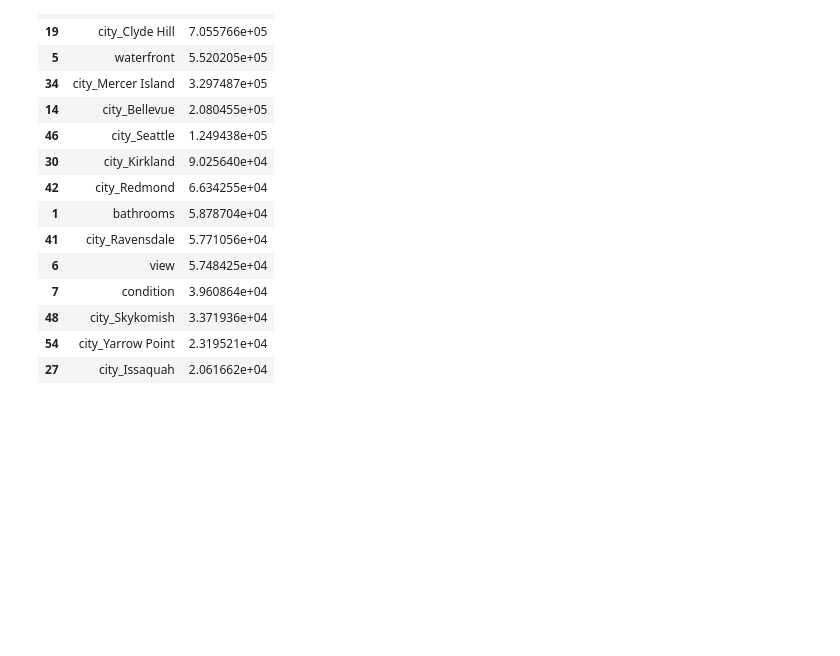
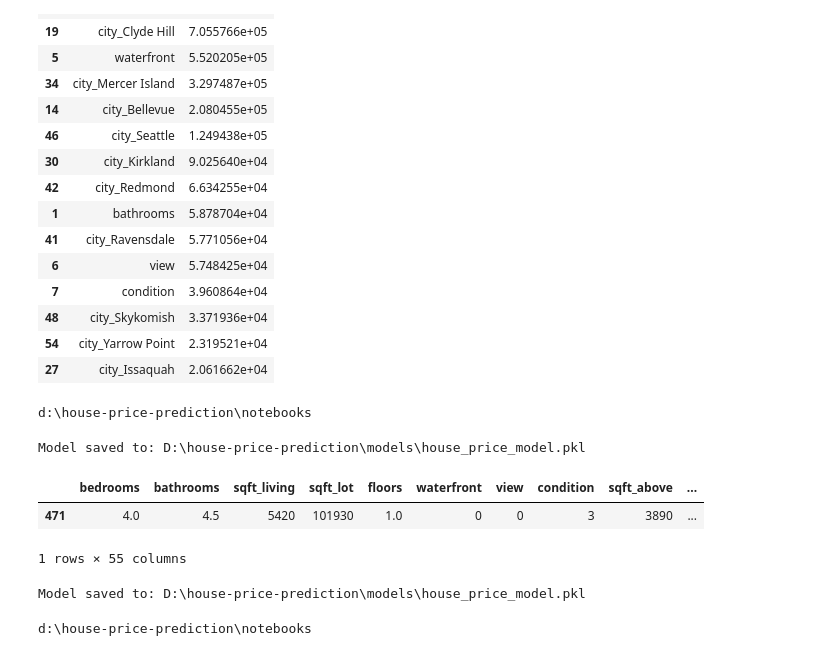
Before and after one commit to eMohan07/house-price-prediction, a Jupyter notebook: notebooks/exploration.ipynb, the cells around one changed output. Saved outputs shown, nothing was run; the diff lists cells and outputs as text; code cells hidden in the pictures; blank space fills up the shorter version.

```diff
--- a/notebooks/exploration.ipynb
+++ b/notebooks/exploration.ipynb
@@ -646,3 +646,8 @@ coefficients.head(15)
 | 48 | city_Skykomish | 3.371936e+04 |
 | 54 | city_Yarrow Point | 2.319521e+04 |
 | 27 | city_Issaquah | 2.061662e+04 |
+# %%
+import os
+print(os.getcwd())
+# %% [output]
+d:\house-price-prediction\notebooks
@@ -648,0 +663,23 @@ coefficients.head(15)
+# %%
+save_model(model)
+# %% [output]
+Model saved to: D:\house-price-prediction\models\house_price_model.pkl
+# %%
+sample_house = X_test.iloc[[0]]
+
+sample_house
+# %% [output]
+|  | bedrooms | bathrooms | sqft_living | sqft_lot | floors | waterfront | view | condition | sqft_above | ... |
+| 471 | 4.0 | 4.5 | 5420 | 101930 | 1.0 | 0 | 0 | 3 | 3890 | ... |
+1 rows × 55 columns
+# %%
+from src.train import save_model
+
+save_model(model)
+# %% [output]
+Model saved to: D:\house-price-prediction\models\house_price_model.pkl
+# %%
+import os
+print(os.getcwd())
+# %% [output]
+d:\house-price-prediction\notebooks
```
Also changed, not shown: parts of 16 cells of this notebook, 8 other files.
